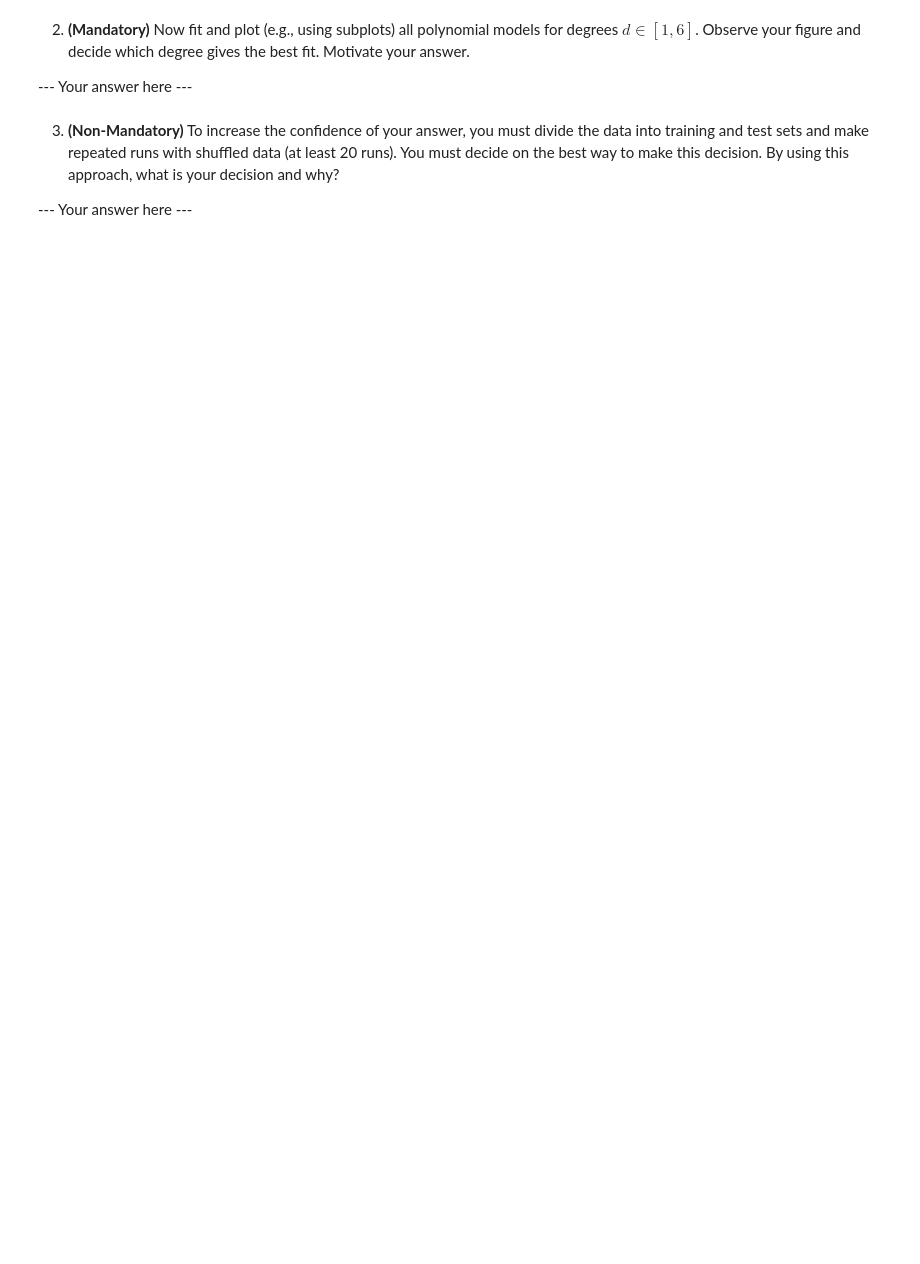
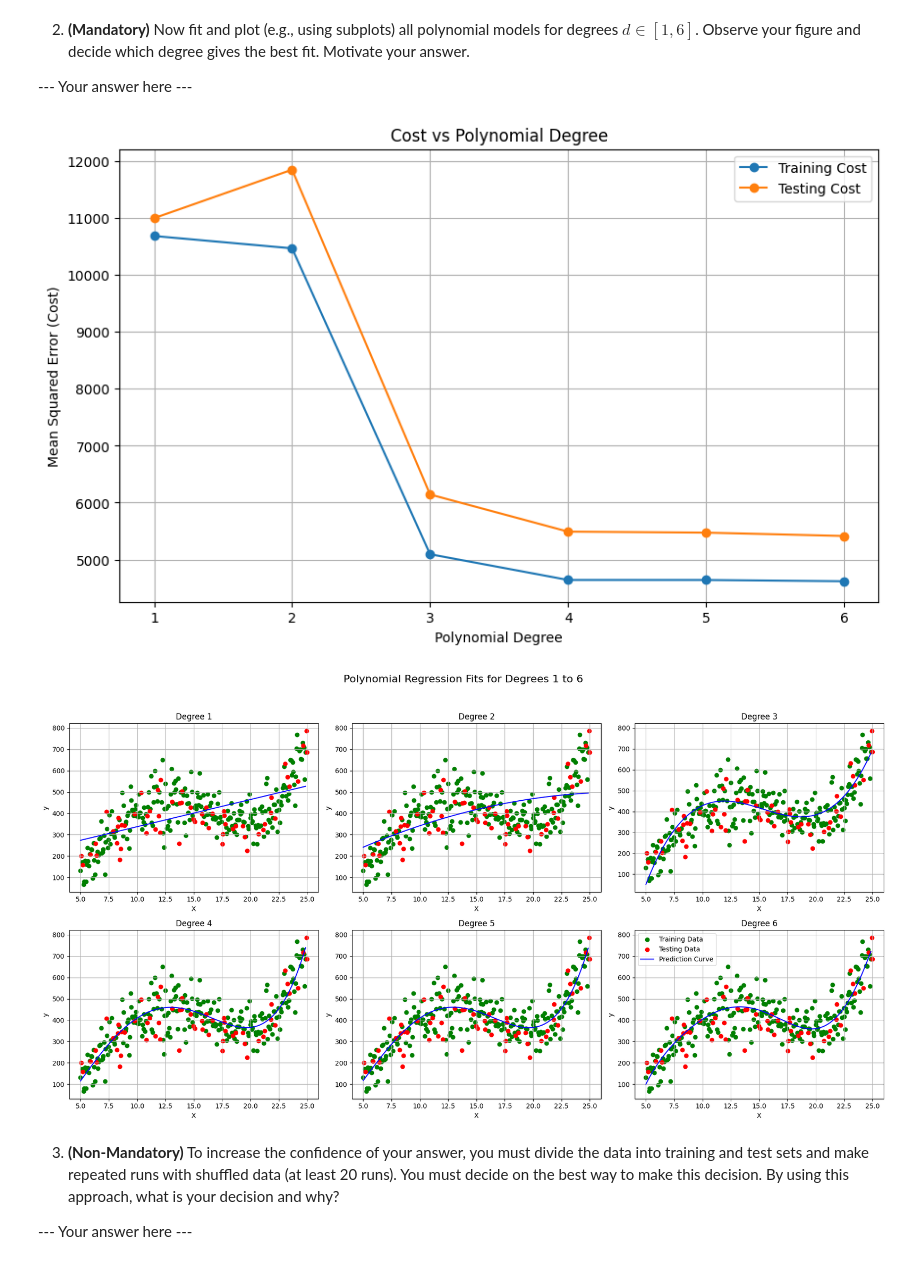
Before and after one commit to animittt/machine-learning-assignments, a Jupyter notebook: Assignment2-2025/username_A2.ipynb, the cells around one changed output. Saved outputs shown, nothing was run; the diff lists cells and outputs as text; code cells hidden in the pictures; blank space fills up the shorter version.

```diff
--- a/Assignment2-2025/username_A2.ipynb
+++ b/Assignment2-2025/username_A2.ipynb
@@ -258,3 +297,75 @@ In this exercise, we will use the file secret_polynomial.csv. The data consists
+# %%
+#--- Write your code here ---#
+from MachineLearningModel import RegressionModelNormalEquation
+import numpy as np
+import matplotlib.pyplot as plt
+
+def plot_cost_vs_degree(X_train, y_train, X_test, y_test, max_degree=6):
+    """Plot cost vs degree for polynomial regression."""
+    degrees = np.arange(1, max_degree + 1)
+    train_costs = []
+    test_costs = []
+
+    for degree in degrees:
+        model = RegressionModelNormalEquation(degree=degree)
+        model.fit(X_train, y_train)
+
+        train_cost = model.evaluate(X_train, y_train)
+        test_cost = model.evaluate(X_test, y_test)
+        train_costs.append(train_cost)
+        test_costs.append(test_cost)
+
+    # Plotting
+    plt.figure(figsize=(10, 6))
+    plt.plot(degrees, train_costs, label='Training Cost', marker='o')
+    plt.plot(degrees, test_costs, label='Testing Cost', marker='o')
+    plt.xlabel('Polynomial Degree')
+    plt.ylabel('Mean Squared Error (Cost)')
+    plt.title('Cost vs Polynomial Degree')
+    plt.xticks(degrees)
+    plt.legend()
+    plt.grid(True)
+    plt.show()
+    return train_costs, test_costs
+
+train_costs, test_costs = plot_cost_vs_degree(X_train, y_train, X_test, y_test, max_degree=6)
+
+def plot_predictions(X_train, y_train, X_test, y_test, degree):
+    """Plot the dataset with the prediction line for a given degree."""
+    # Fit the model using Normal Equation
+    model = RegressionModelNormalEquation(degree=degree)
+    model.fit(X_train, y_train)
+
+    fig, axs = plt.subplots(2, degree // 2, figsize=(18, 10))
+    axs = axs.ravel()
+
+    for idx, degree in enumerate(range(1, degree + 1)):
+        model = RegressionModelNormalEquation(degree=degree)
+        model.fit(X_train, y_train)
+
+        axs[idx].scatter(X_train, y_train, color='green', label='Training Data')
+        axs[idx].scatter(X_test, y_test, color='red', label='Testing Data')
+
+        x_range = np.linspace(X_train.min(), X_train.max(), 100).reshape(-1, 1)
+        y_range = model.predict(x_range)
+        axs[idx].plot(x_range, y_range, color='blue', label='Prediction Curve')
+
+        axs[idx].set_title(f"Degree {degree}")
+        axs[idx].set_xlabel('X')
+        axs[idx].set_ylabel('y')
+        axs[idx].grid(True)
+
+    fig.suptitle("Polynomial Regression Fits for Degrees 1 to 6", fontsize=16)
+    fig.tight_layout(rect=[0, 0.03, 1, 0.95])
+    plt.legend()
+    plt.show()
+
+
+
+plot_predictions(X_train, y_train, X_test, y_test, degree=6)
+# %% [output]
+[figure, added]
+[figure, added]
 # %% [markdown]
 3. **(Non-Mandatory)** To increase the confidence of your answer, you must divide the data into training and test sets and make repeated runs with shuffled data (at least 20 runs). You must decide on the best way to make this decision. By using this approach, what is your decision and why?
 
```
Also changed, not shown: parts of 10 cells of this notebook.
